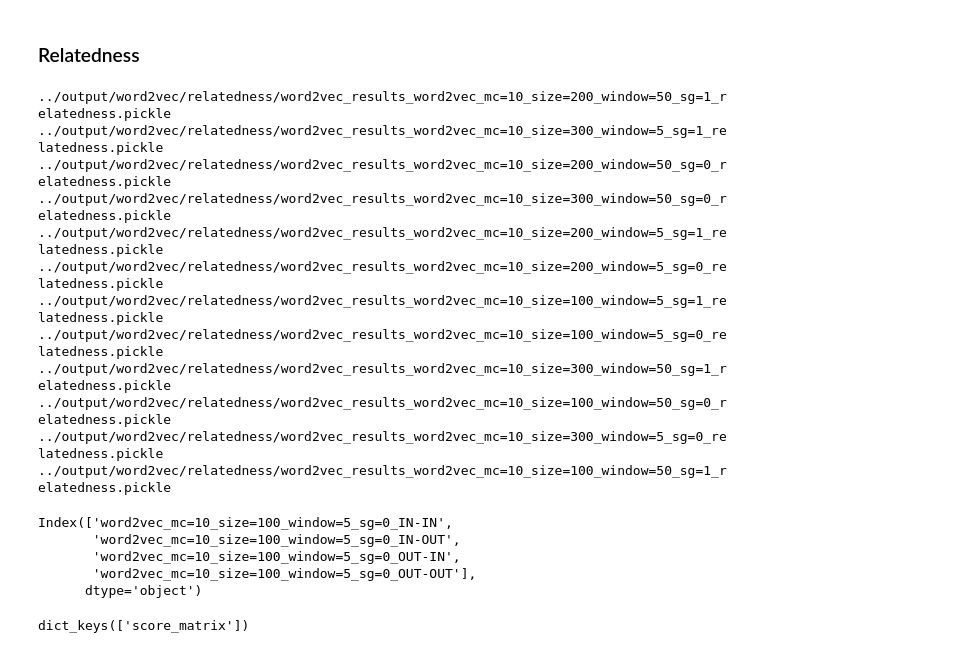
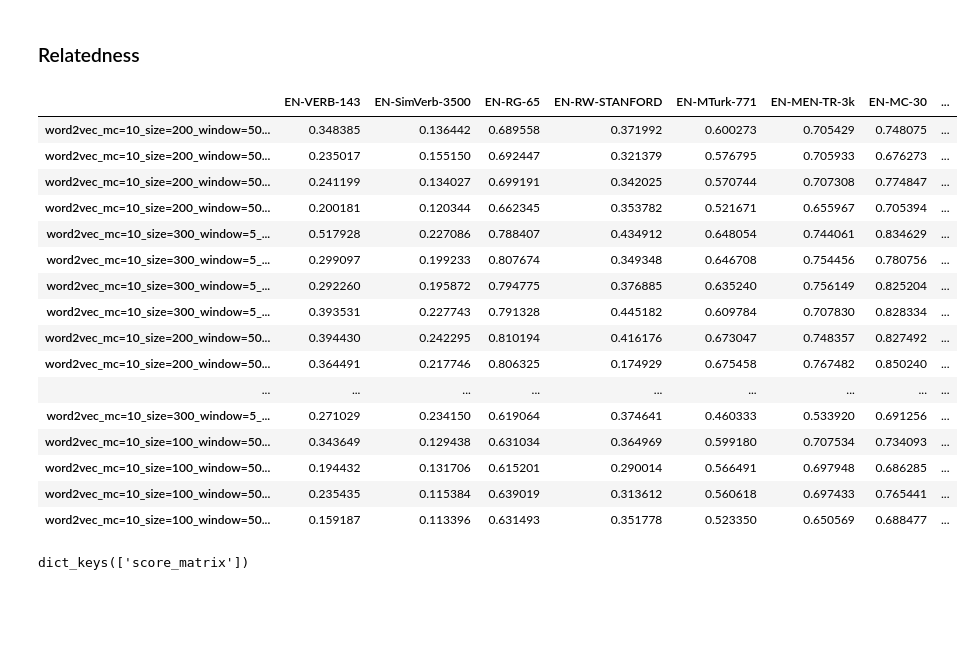
Before and after one commit to imohitmayank/word-embedding-models-eval, a Jupyter notebook: notebooks/word2vec_compare.ipynb, the cells around one changed output. Cells and saved outputs as stored; diff of their text form; code cells hidden in the pictures; blank space fills up the shorter version.

```diff
--- a/notebooks/word2vec_compare.ipynb
+++ b/notebooks/word2vec_compare.ipynb
@@ -73,9 +73,9 @@ def nnorm(matrix):
     "norm each vector in the matrix"
     return (matrix.T/norm(matrix, axis=1)).T
 
-# model = Word2Vec.load("../../../embeddings_lemma/word2vec_mc=10_iter=5_size=200_window=5_sg=0/word2vec_wikiEn20171001_millionSentences_mc=10_iter=5_size=200_window=5_sg=0")
-# model.wv.vectors = nnorm(model.wv.vectors)
-# model.trainables.syn1neg = nnorm(model.trainables.syn1neg)
+model = Word2Vec.load("../../../embeddings_lemma/word2vec_mc=10_iter=5_size=200_window=5_sg=0/word2vec_wikiEn20171001_millionSentences_mc=10_iter=5_size=200_window=5_sg=0")
+model.wv.vectors = nnorm(model.wv.vectors)
+model.trainables.syn1neg = nnorm(model.trainables.syn1neg)
 # %% [markdown]
 ### Create Word2vec similarity computing method
 # %%
@@ -626,34 +626,38 @@ all_relatedness_table = []
 for result_file in glob.glob("../output/word2vec/relatedness/*"):
     with open (result_file, "rb") as f:
         data = pickle.load(f)
-        all_relatedness_table.append(data['score_matrix'][0])
+        table = pd.concat([x[0] for x in data['score_matrix']], axis=1)
+        all_relatedness_table.append(table)
         # print(result_file)
 all_relatedness_table = pd.concat(all_relatedness_table)
-# all_relatedness_table.to_csv("../output/all_relatedness_table.csv")
+all_relatedness_table.to_csv("../output/all_relatedness_table_v2.csv")
-# %% [output]
-../output/word2vec/relatedness/word2vec_results_word2vec_mc=10_size=200_window=50_sg=1_relatedness.pickle
-../output/word2vec/relatedness/word2vec_results_word2vec_mc=10_size=300_window=5_sg=1_relatedness.pickle
-../output/word2vec/relatedness/word2vec_results_word2vec_mc=10_size=200_window=50_sg=0_relatedness.pickle
-../output/word2vec/relatedness/word2vec_results_word2vec_mc=10_size=300_window=50_sg=0_relatedness.pickle
-../output/word2vec/relatedness/word2vec_results_word2vec_mc=10_size=200_window=5_sg=1_relatedness.pickle
-../output/word2vec/relatedness/word2vec_results_word2vec_mc=10_size=200_window=5_sg=0_relatedness.pickle
-../output/word2vec/relatedness/word2vec_results_word2vec_mc=10_size=100_window=5_sg=1_relatedness.pickle
-../output/word2vec/relatedness/word2vec_results_word2vec_mc=10_size=100_window=5_sg=0_relatedness.pickle
-../output/word2vec/relatedness/word2vec_results_word2vec_mc=10_size=300_window=50_sg=1_relatedness.pickle
-../output/word2vec/relatedness/word2vec_results_word2vec_mc=10_size=100_window=50_sg=0_relatedness.pickle
-../output/word2vec/relatedness/word2vec_results_word2vec_mc=10_size=300_window=5_sg=0_relatedness.pickle
-../output/word2vec/relatedness/word2vec_results_word2vec_mc=10_size=100_window=50_sg=1_relatedness.pickle
 # %%
 # all_relatedness_table.index
 # np.allclose(all_relatedness_table[3].values, all_relatedness_table[10].values)
 # pd.concat(all_relatedness_table)
 # all_relatedness_table[10].index
+# with open (glob.glob("../output/word2vec/relatedness/*")[0], "rb") as f:
+#     data = pickle.load(f)
+# pd.concat([x[0] for x in data['score_matrix']], axis=1)
+all_relatedness_table
 # %% [output]
-Index(['word2vec_mc=10_size=100_window=5_sg=0_IN-IN',
-       'word2vec_mc=10_size=100_window=5_sg=0_IN-OUT',
-       'word2vec_mc=10_size=100_window=5_sg=0_OUT-IN',
-       'word2vec_mc=10_size=100_window=5_sg=0_OUT-OUT'],
-      dtype='object')
+|  | EN-VERB-143 | EN-SimVerb-3500 | EN-RG-65 | EN-RW-STANFORD | EN-MTurk-771 | EN-MEN-TR-3k | EN-MC-30 | ... |
+| word2vec_mc=10_size=200_window=50... | 0.348385 | 0.136442 | 0.689558 | 0.371992 | 0.600273 | 0.705429 | 0.748075 | ... |
+| word2vec_mc=10_size=200_window=50... | 0.235017 | 0.155150 | 0.692447 | 0.321379 | 0.576795 | 0.705933 | 0.676273 | ... |
+| word2vec_mc=10_size=200_window=50... | 0.241199 | 0.134027 | 0.699191 | 0.342025 | 0.570744 | 0.707308 | 0.774847 | ... |
+| word2vec_mc=10_size=200_window=50... | 0.200181 | 0.120344 | 0.662345 | 0.353782 | 0.521671 | 0.655967 | 0.705394 | ... |
+| word2vec_mc=10_size=300_window=5_... | 0.517928 | 0.227086 | 0.788407 | 0.434912 | 0.648054 | 0.744061 | 0.834629 | ... |
+| word2vec_mc=10_size=300_window=5_... | 0.299097 | 0.199233 | 0.807674 | 0.349348 | 0.646708 | 0.754456 | 0.780756 | ... |
+| word2vec_mc=10_size=300_window=5_... | 0.292260 | 0.195872 | 0.794775 | 0.376885 | 0.635240 | 0.756149 | 0.825204 | ... |
+| word2vec_mc=10_size=300_window=5_... | 0.393531 | 0.227743 | 0.791328 | 0.445182 | 0.609784 | 0.707830 | 0.828334 | ... |
+| word2vec_mc=10_size=200_window=50... | 0.394430 | 0.242295 | 0.810194 | 0.416176 | 0.673047 | 0.748357 | 0.827492 | ... |
+| word2vec_mc=10_size=200_window=50... | 0.364491 | 0.217746 | 0.806325 | 0.174929 | 0.675458 | 0.767482 | 0.850240 | ... |
+| ... | ... | ... | ... | ... | ... | ... | ... | ... |
+| word2vec_mc=10_size=300_window=5_... | 0.271029 | 0.234150 | 0.619064 | 0.374641 | 0.460333 | 0.533920 | 0.691256 | ... |
+| word2vec_mc=10_size=100_window=50... | 0.343649 | 0.129438 | 0.631034 | 0.364969 | 0.599180 | 0.707534 | 0.734093 | ... |
+| word2vec_mc=10_size=100_window=50... | 0.194432 | 0.131706 | 0.615201 | 0.290014 | 0.566491 | 0.697948 | 0.686285 | ... |
+| word2vec_mc=10_size=100_window=50... | 0.235435 | 0.115384 | 0.639019 | 0.313612 | 0.560618 | 0.697433 | 0.765441 | ... |
+| word2vec_mc=10_size=100_window=50... | 0.159187 | 0.113396 | 0.631493 | 0.351778 | 0.523350 | 0.650569 | 0.688477 | ... |
 # %%
 # %% [output]
 dict_keys(['score_matrix'])
```
Also changed, not shown: parts of 14 cells of this notebook, 6 other files.
